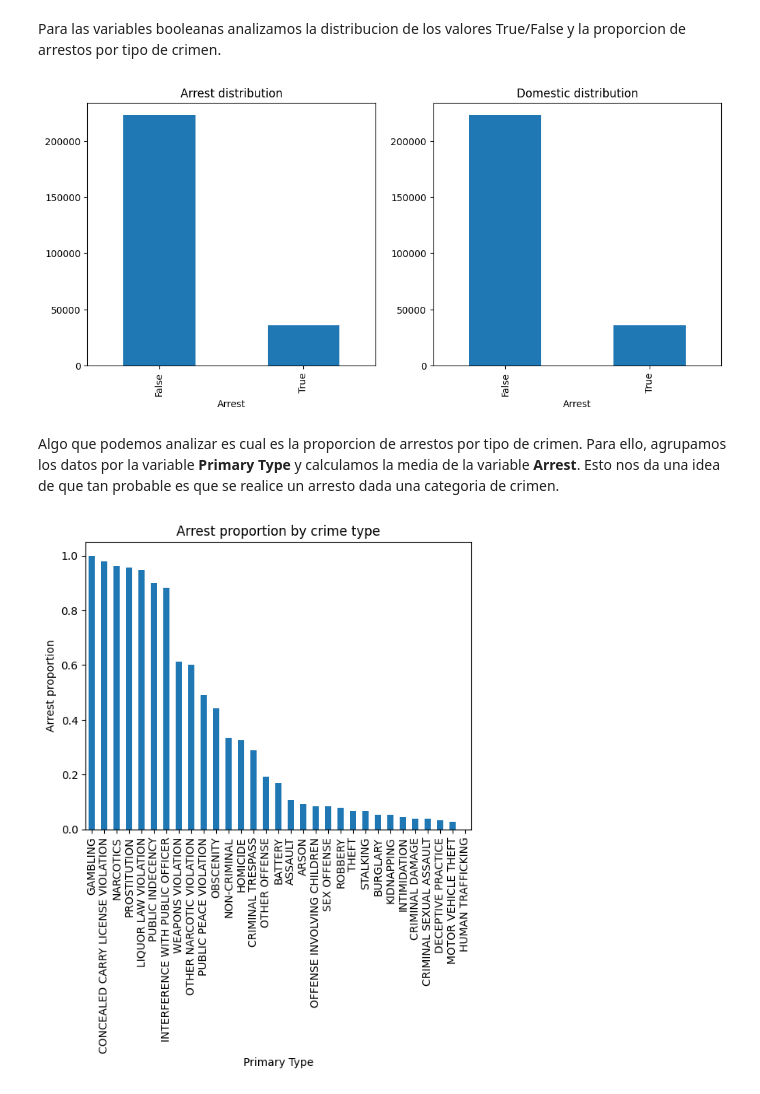
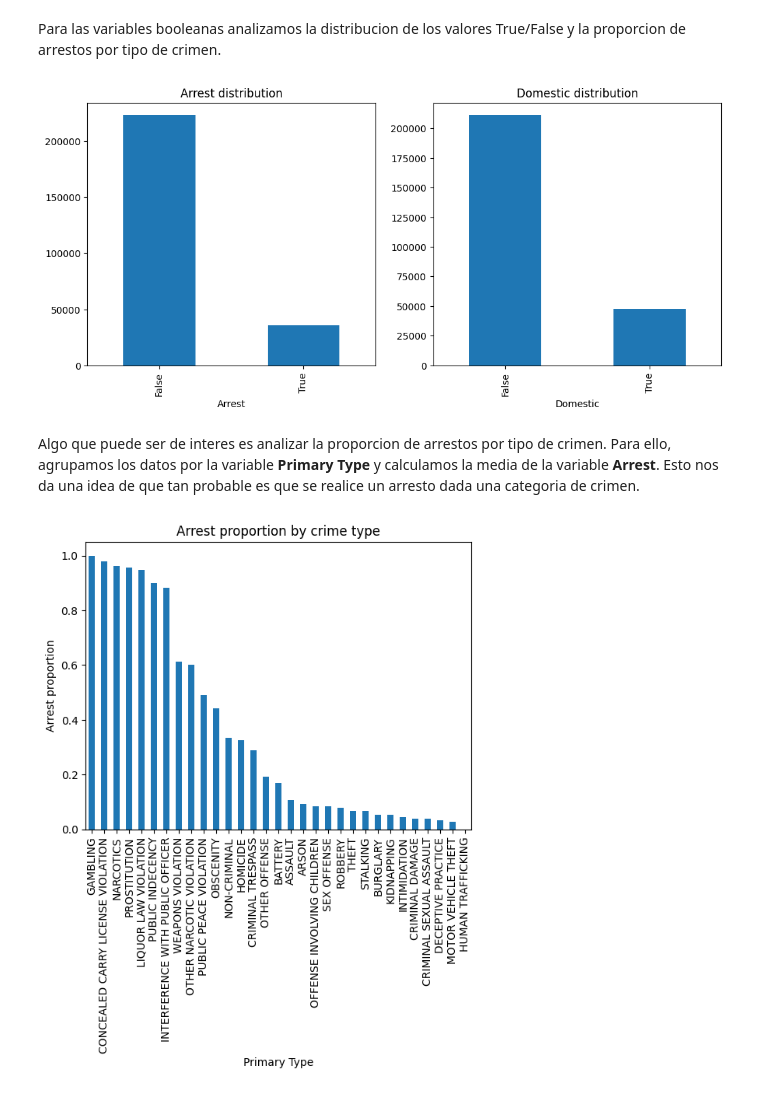
Before and after one commit to maximdorogov/fiuba-analisis-de-datos, a Jupyter notebook: tp1.ipynb, the cells around one changed output. Cells and saved outputs as stored; diff of their text form; code cells hidden in the pictures.

```diff
--- a/tp1.ipynb
+++ b/tp1.ipynb
@@ -128,7 +130,14 @@ Inicialmente tenemos un dataset de 22 columnas y eliminamos las columnas que no
 # %%
 # eliminamos los datos que no aportan información relevante
 df = df.drop(
-    ['ID', 'Case Number', 'Block', 'Updated On', 'Year', 'Location'], axis=1)
+    ['ID',
+     'Case Number',
+     'Block',
+     'Updated On',
+     'Year',
+     'Location',
+     'X Coordinate',
+     'Y Coordinate'], axis=1)
 
 df.head()
 # %% [output]
@@ -239,6 +251,9 @@ cols = [
     'Primary Type',
     'Description',
     'Location Description',
+    'Ward',
+    'Beat',
+    'District',
     'IUCR',
     'FBI Code']
 for col in cols:
@@ -357,13 +378,13 @@ Para las variables booleanas analizamos la distribucion de los valores True/Fals
 # %%
 for i, col in enumerate(['Arrest', 'Domestic'], start=1):
     plt.subplot(1, 2, i)
-    df['Arrest'].value_counts().plot(kind='bar', figsize=(12, 5))
+    df[col].value_counts().plot(kind='bar', figsize=(12, 5))
     plt.title(f'{col} distribution')
 plt.show()
 # %% [output]
-[figure, old version]
+[figure, new version]
 # %% [markdown]
-Algo que podemos analizar es cual es la proporcion de arrestos por tipo de crimen. Para ello, agrupamos los datos por la variable __Primary Type__ y calculamos la media de la variable __Arrest__. Esto nos da una idea de que tan probable es que se realice un arresto dada una categoria de crimen.
+Algo que puede ser de interes es analizar la proporcion de arrestos por tipo de crimen. Para ello, agrupamos los datos por la variable __Primary Type__ y calculamos la media de la variable __Arrest__. Esto nos da una idea de que tan probable es que se realice un arresto dada una categoria de crimen.
 # %%
 df.groupby('Primary Type')['Arrest'].mean().sort_values(ascending=False).plot(kind='bar')
 plt.title('Arrest proportion by crime type')
```
Also changed, not shown: parts of 10 cells of this notebook.
